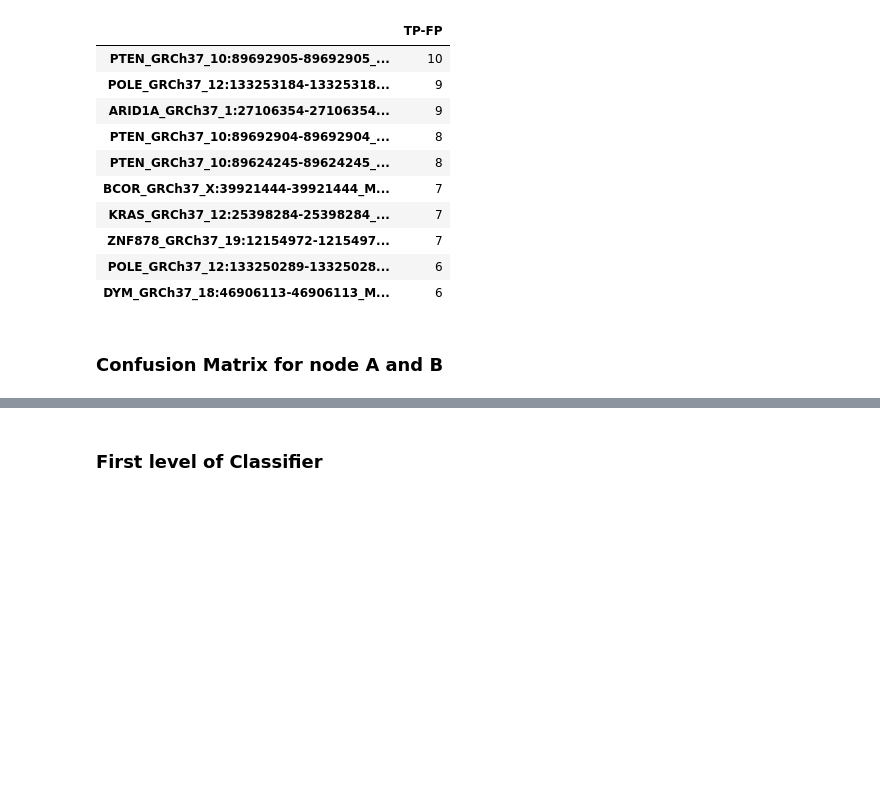
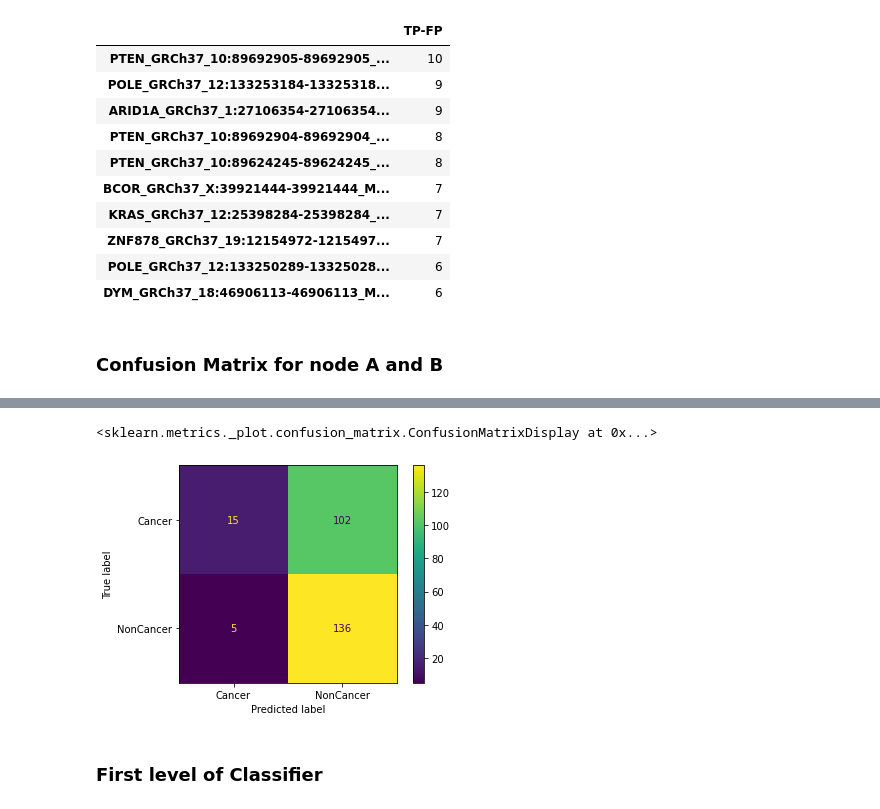
Before and after one commit to ericametta/CancerPredictionMode, a Jupyter notebook: Classification.ipynb, the cells around one changed output, grey strips where cells are left out. Cells and saved outputs as stored; diff of their text form; code cells hidden in the pictures; blank space fills up the shorter version.

```diff
--- a/Classification.ipynb
+++ b/Classification.ipynb
@@ -300,3 +353,9 @@ table1_gb.head(10)
+# %%
+disp_b = ConfusionMatrixDisplay(np.array(confusion_matrix_b), display_labels=['Cancer', 'NonCancer'])
+disp_b.plot()
+# %% [output]
+<sklearn.metrics._plot.confusion_matrix.ConfusionMatrixDisplay at 0x...>
+[figure, added]
 # %% [markdown]
 ### First level of Classifier
 # %%
```
Also changed, not shown: parts of 25 cells of this notebook.
